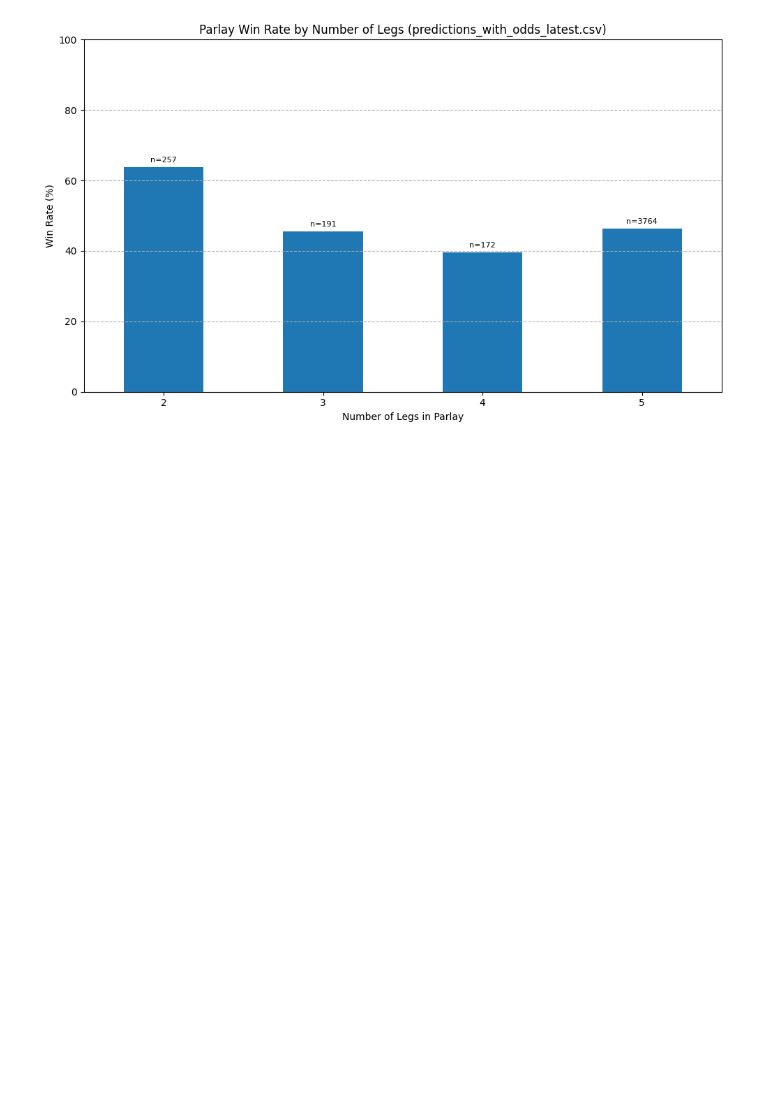
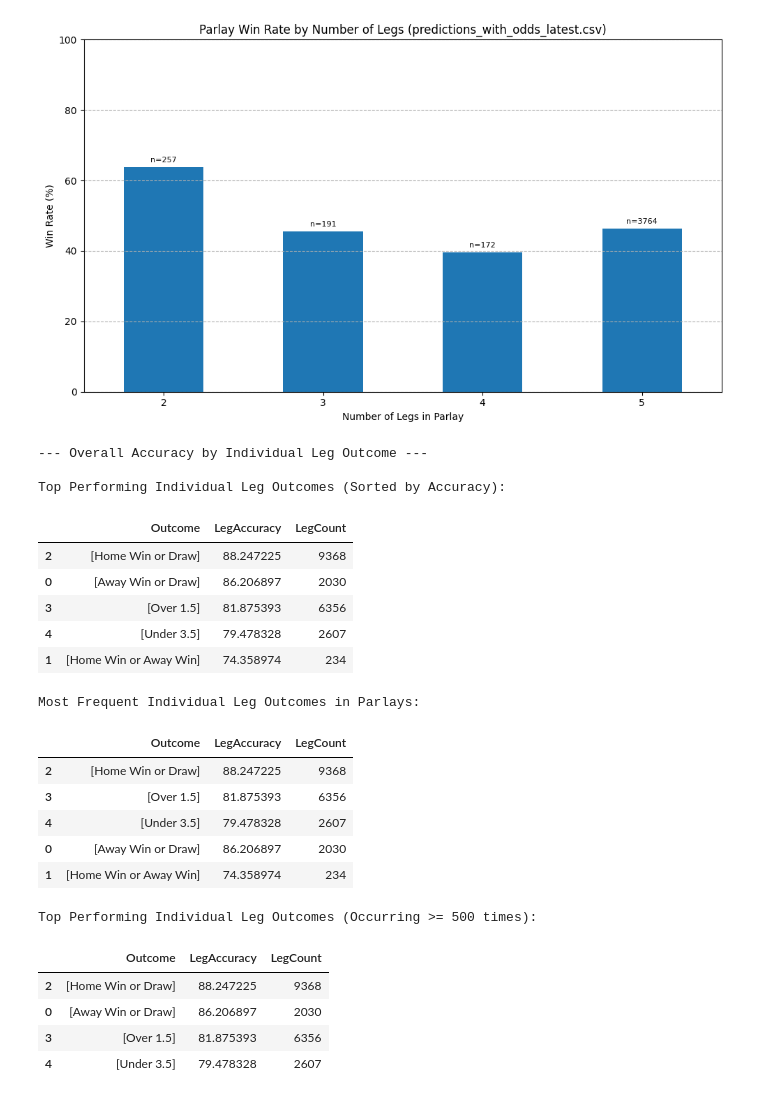
Before and after one commit to elbarroca/AgenticFC, a Jupyter notebook: models/notebooks/02_parlay_backtest.ipynb, the cells around one changed output. Drawn from its saved outputs; the diff is of its cells as text; code cells hidden in the pictures; blank space fills up the shorter version.

```diff
--- a/models/notebooks/02_parlay_backtest.ipynb
+++ b/models/notebooks/02_parlay_backtest.ipynb
@@ -301,3 +301,59 @@ Parlay Win Rate: 47.01%
 Average Legs per Parlay: 4.70
 Average Calculated Parlay Probability: 0.4674
 [figure]
+# %%
+# In[9]:
+
+# --- Analyze Accuracy of Individual Leg Types Across All Parlays ---
+print("\n--- Overall Accuracy by Individual Leg Outcome ---")
+
+if 'df_legs' in locals() and not df_legs.empty:
+    # Ensure 'IsCorrect' is boolean or can be converted
+    df_legs['IsCorrect'] = df_legs['IsCorrect'].astype(bool)
+
+    leg_performance = df_legs.groupby('Outcome')['IsCorrect'].agg(
+        LegAccuracy='mean',
+        LegCount='size'
+    ).reset_index()
+
+    leg_performance['LegAccuracy'] *= 100 # As percentage
+
+    # Sort by Accuracy
+    print("\nTop Performing Individual Leg Outcomes (Sorted by Accuracy):")
+    display(leg_performance.sort_values(by='LegAccuracy', ascending=False).head(20))
+
+    # Sort by Count
+    print("\nMost Frequent Individual Leg Outcomes in Parlays:")
+    display(leg_performance.sort_values(by='LegCount', ascending=False).head(20))
+
+    # Optional: Filter for reliability
+    min_leg_count_threshold = 500 # Example
+    reliable_leg_performance = leg_performance[leg_performance['LegCount'] >= min_leg_count_threshold]
+    print(f"\nTop Performing Individual Leg Outcomes (Occurring >= {min_leg_count_threshold} times):")
+    display(reliable_leg_performance.sort_values(by='LegAccuracy', ascending=False).head(20))
+
+else:
+    print("ERROR: df_legs DataFrame not found or empty. Run previous cells.")
+# %% [output]
+--- Overall Accuracy by Individual Leg Outcome ---
+
+Top Performing Individual Leg Outcomes (Sorted by Accuracy):
+|  | Outcome | LegAccuracy | LegCount |
+| 2 | [Home Win or Draw] | 88.247225 | 9368 |
+| 0 | [Away Win or Draw] | 86.206897 | 2030 |
+| 3 | [Over 1.5] | 81.875393 | 6356 |
+| 4 | [Under 3.5] | 79.478328 | 2607 |
+| 1 | [Home Win or Away Win] | 74.358974 | 234 |
+Most Frequent Individual Leg Outcomes in Parlays:
+|  | Outcome | LegAccuracy | LegCount |
+| 2 | [Home Win or Draw] | 88.247225 | 9368 |
+| 3 | [Over 1.5] | 81.875393 | 6356 |
+| 4 | [Under 3.5] | 79.478328 | 2607 |
+| 0 | [Away Win or Draw] | 86.206897 | 2030 |
+| 1 | [Home Win or Away Win] | 74.358974 | 234 |
+Top Performing Individual Leg Outcomes (Occurring >= 500 times):
+|  | Outcome | LegAccuracy | LegCount |
+| 2 | [Home Win or Draw] | 88.247225 | 9368 |
+| 0 | [Away Win or Draw] | 86.206897 | 2030 |
+| 3 | [Over 1.5] | 81.875393 | 6356 |
+| 4 | [Under 3.5] | 79.478328 | 2607 |
```
Also changed, not shown: parts of 3 cells of this notebook.
